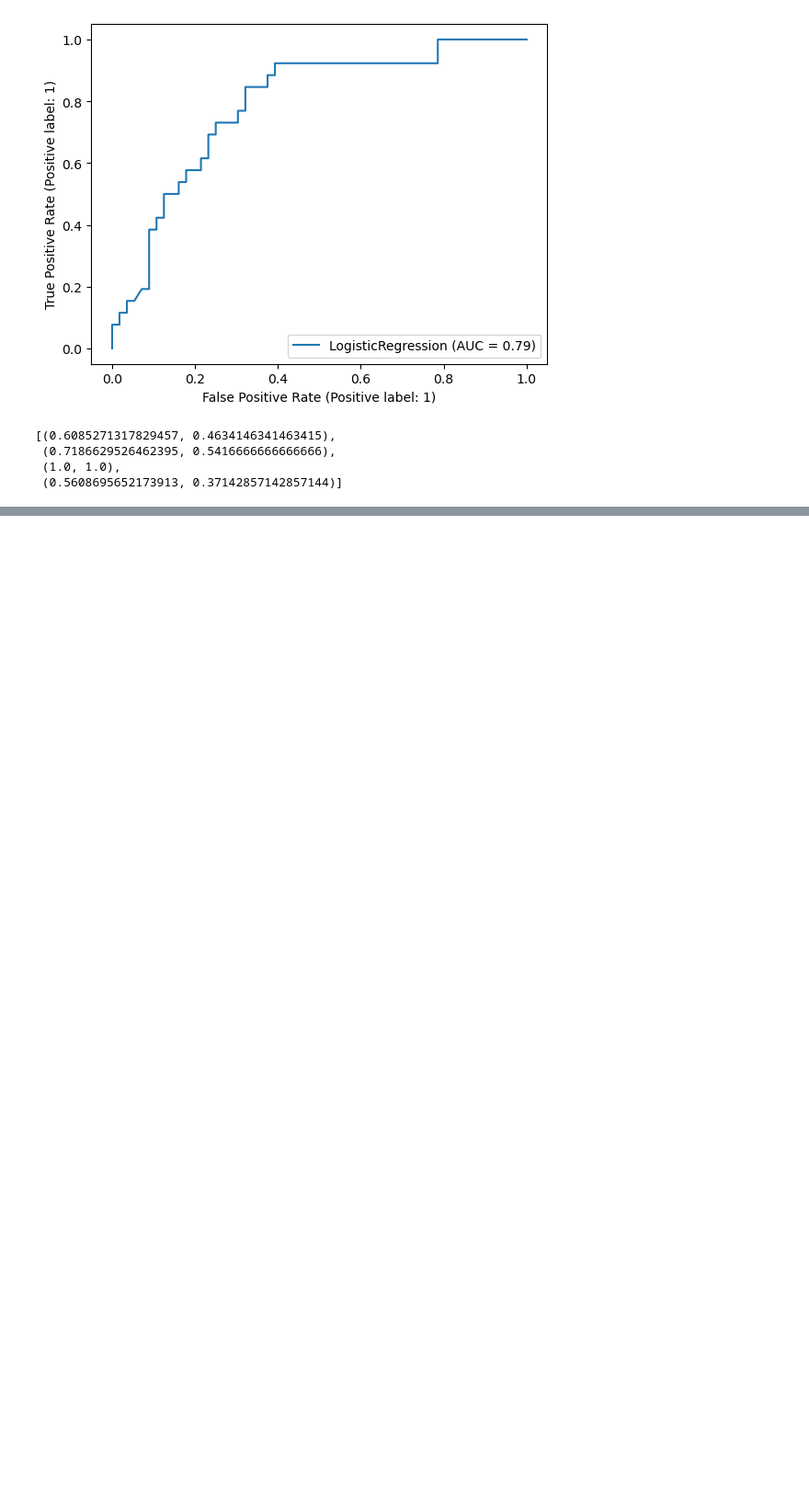
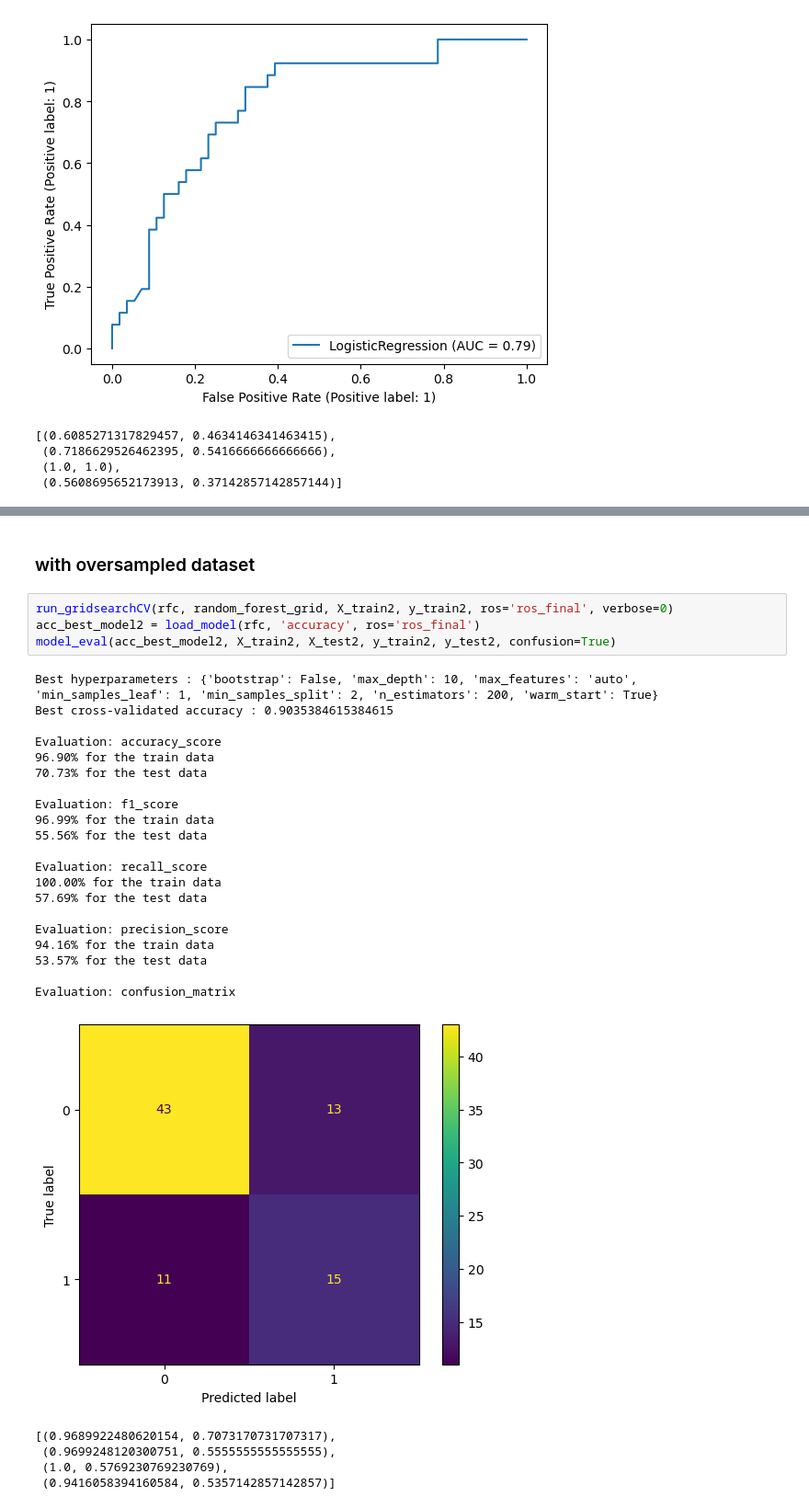
Before and after one commit to kimlindner/Type2DiabetesDetection_ML_Project, a Jupyter notebook: Fine_tuning.ipynb, the cells around one changed output, grey strips where cells are left out. Shown at 92% size. Drawn from its saved outputs; the diff is of its cells as text; blank space fills up the shorter version.

```diff
--- a/Fine_tuning.ipynb
+++ b/Fine_tuning.ipynb
@@ -255,0 +398,32 @@ Evaluation: roc
+# %% [markdown]
+### with oversampled dataset
+# %%
+run_gridsearchCV(rfc, random_forest_grid, X_train2, y_train2, ros='ros_final', verbose=0)
+acc_best_model2 = load_model(rfc, 'accuracy', ros='ros_final')
+model_eval(acc_best_model2, X_train2, X_test2, y_train2, y_test2, confusion=True)
+# %% [output]
+Best hyperparameters : {'bootstrap': False, 'max_depth': 10, 'max_features': 'auto', 'min_samples_leaf': 1, 'min_samples_split': 2, 'n_estimators': 200, 'warm_start': True}
+Best cross-validated accuracy : 0.9035384615384615
+
+Evaluation: accuracy_score
+96.90% for the train data
+70.73% for the test data
+
+Evaluation: f1_score
+96.99% for the train data
+55.56% for the test data
+
+Evaluation: recall_score
+100.00% for the train data
+57.69% for the test data
+
+Evaluation: precision_score
+94.16% for the train data
+53.57% for the test data
+
+Evaluation: confusion_matrix
+[figure, added]
+[(0.9689922480620154, 0.7073170731707317),
+ (0.9699248120300751, 0.5555555555555555),
+ (1.0, 0.5769230769230769),
+ (0.9416058394160584, 0.5357142857142857)]
```
Also changed, not shown: parts of 12 cells of this notebook, 8 other files.
